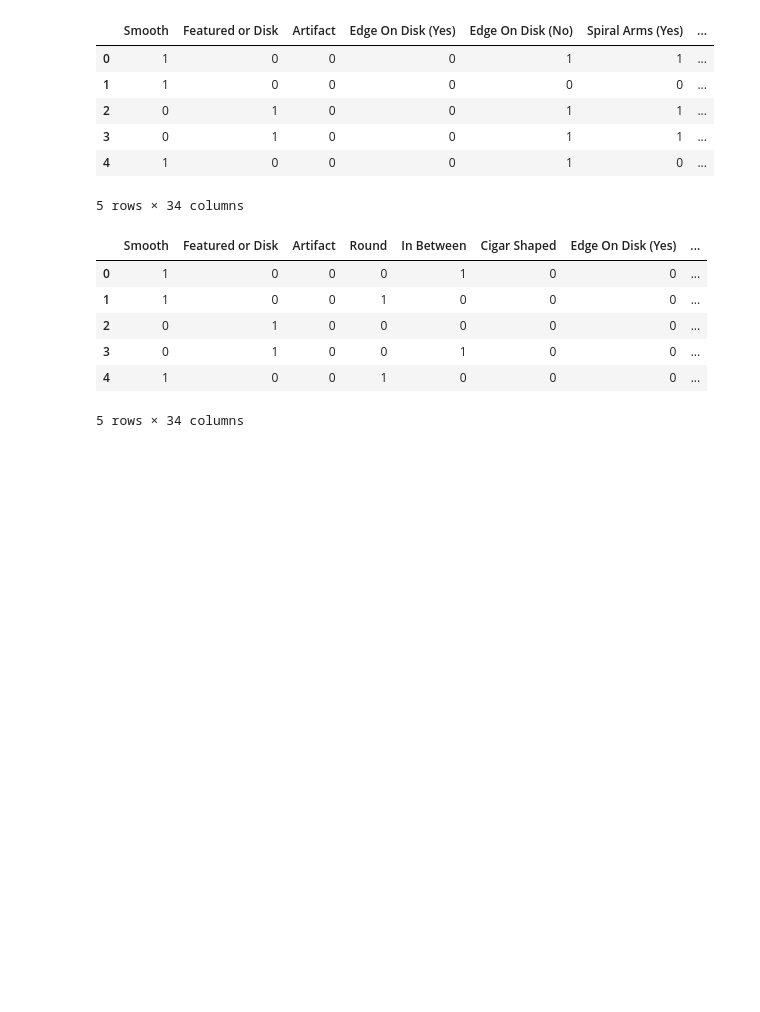
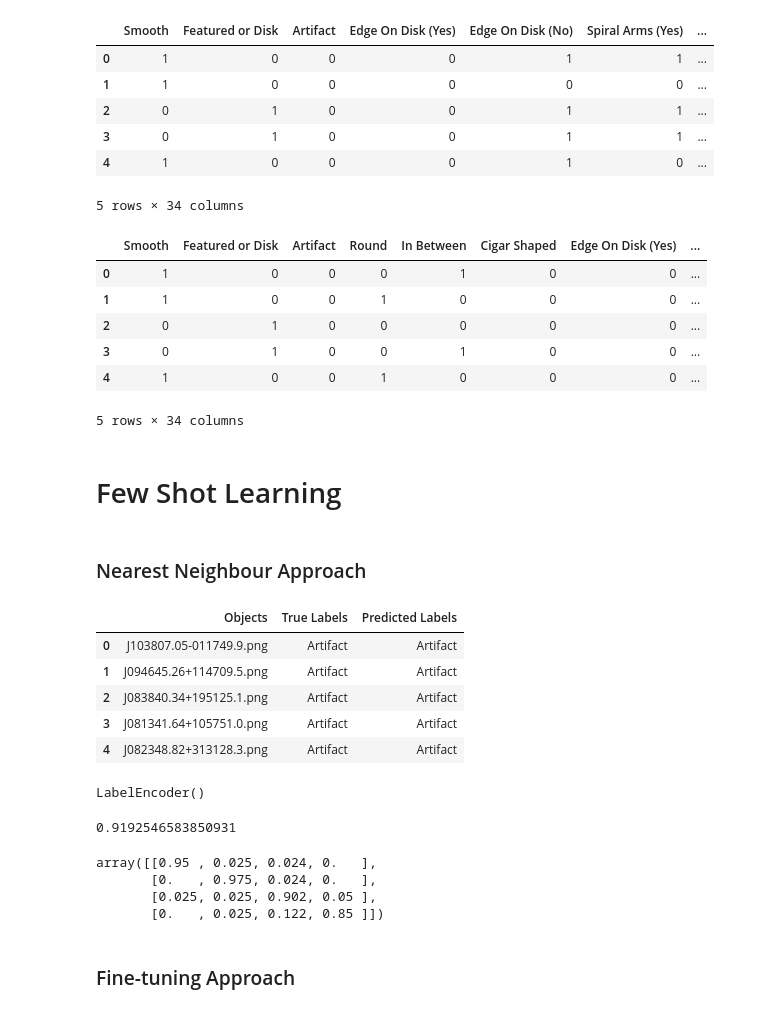
Before and after one commit to Harry45/MTL, a Jupyter notebook: metrics-and-confusion-matrix.ipynb, the cells around one changed output. Saved outputs shown, nothing was run; the diff lists cells and outputs as text; code cells hidden in the pictures; blank space fills up the shorter version.

```diff
--- a/metrics-and-confusion-matrix.ipynb
+++ b/metrics-and-confusion-matrix.ipynb
@@ -367,3 +367,5 @@ test_copy[tasks_order].head()
 | 3 | 0 | 1 | 0 | 0 | 1 | 0 | 0 | ... |
 | 4 | 1 | 0 | 0 | 1 | 0 | 0 | 0 | ... |
 5 rows × 34 columns
+# %% [markdown]
+# Few Shot Learning
@@ -369,0 +379,18 @@ test_copy[tasks_order].head()
+# %% [markdown]
+### Nearest Neighbour Approach
+# %%
+neighbour = pd.read_csv('fewshot/train/nearest_neighbour_10.csv')
+# %%
+neighbour.head()
+# %% [output]
+|  | Objects | True Labels | Predicted Labels |
+| 0 | J103807.05-011749.9.png | Artifact | Artifact |
+| 1 | J094645.26+114709.5.png | Artifact | Artifact |
+| 2 | J083840.34+195125.1.png | Artifact | Artifact |
+| 3 | J081341.64+105751.0.png | Artifact | Artifact |
+| 4 | J082348.82+313128.3.png | Artifact | Artifact |
+# %%
+encoder = LabelEncoder()
+encoder.fit(neighbour['True Labels'])
+# %% [output]
+LabelEncoder()
@@ -369,0 +400,4 @@ test_copy[tasks_order].head()
+# %%
+accuracy_score(truth, predictions)
+# %% [output]
+0.9192546583850931
@@ -369,0 +406,9 @@ test_copy[tasks_order].head()
+# %%
+conf / conf.astype(np.float).sum(axis=1)
+# %% [output]
+array([[0.95 , 0.025, 0.024, 0.   ],
+       [0.   , 0.975, 0.024, 0.   ],
+       [0.025, 0.025, 0.902, 0.05 ],
+       [0.   , 0.025, 0.122, 0.85 ]])
+# %% [markdown]
+### Fine-tuning Approach
```
Also changed, not shown: parts of 10 cells of this notebook, 4 other files.
